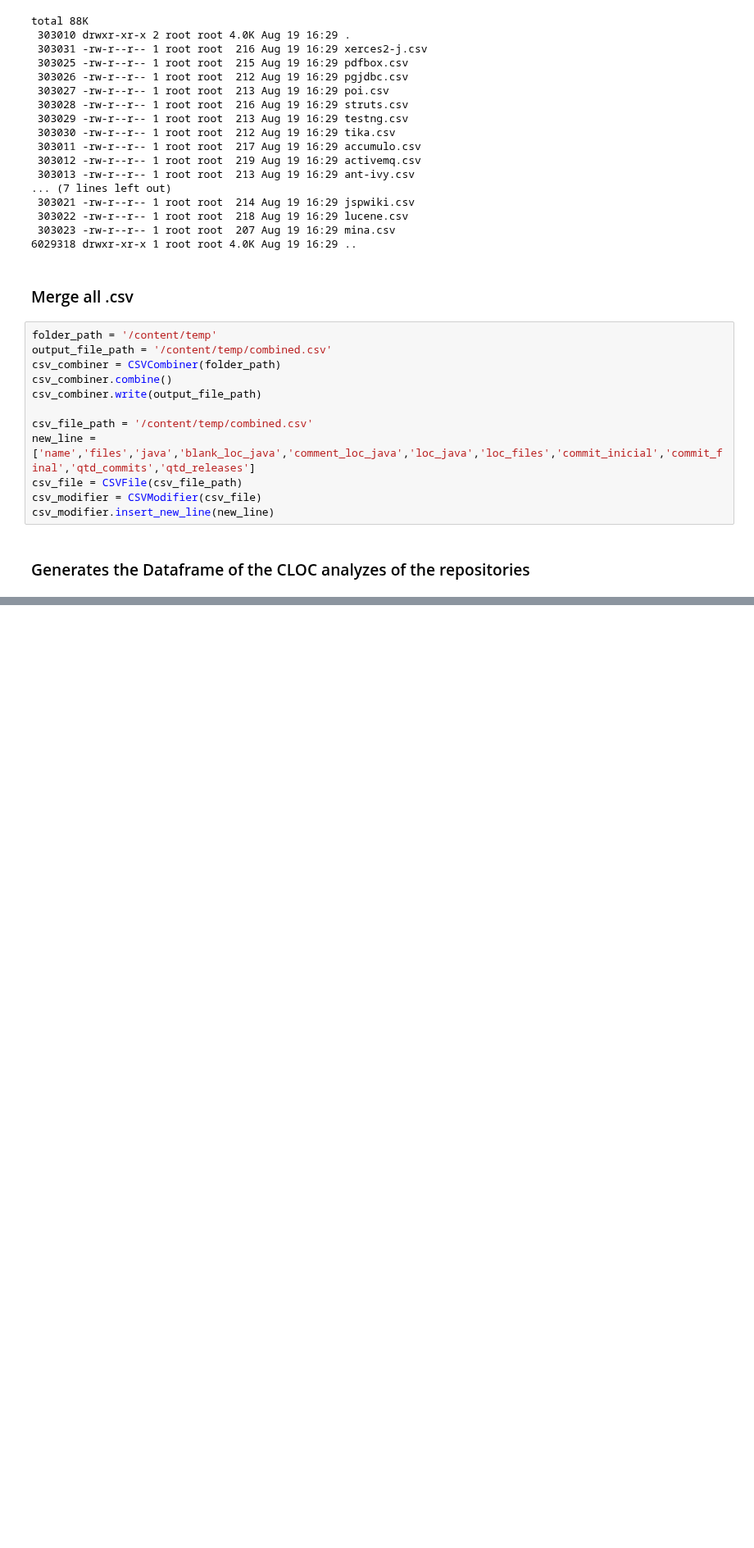
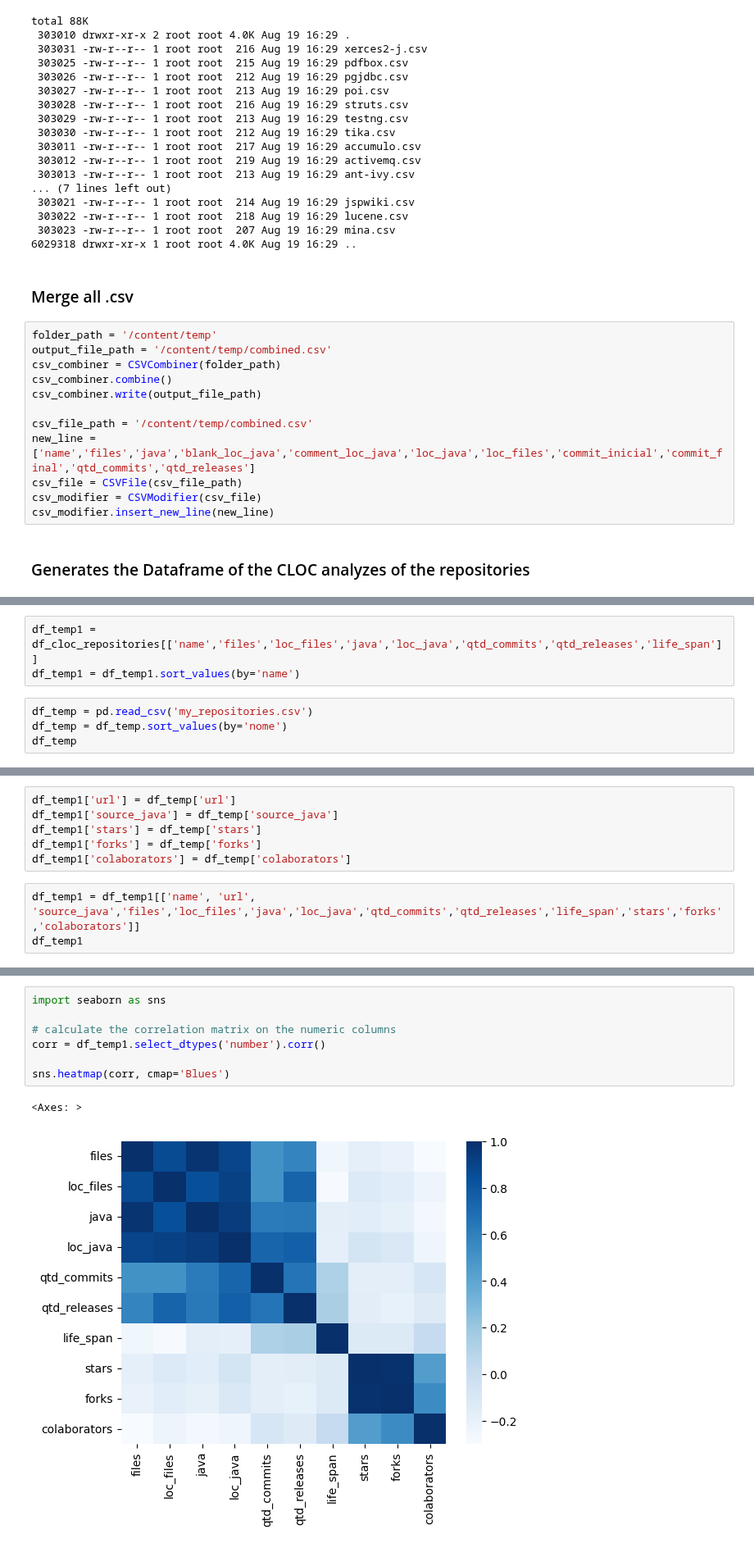
Before and after one commit to armandossrecife/piloto, a Jupyter notebook: analise_sas2022.ipynb, the cells around one changed output, grey strips where cells are left out. Shown at 82% size. Drawn from its saved outputs; the diff is of its cells as text; blank space fills up the shorter version.

```diff
--- a/analise_sas2022.ipynb
+++ b/analise_sas2022.ipynb
@@ -853,0 +861,7 @@ df_cloc_repositories
+# %%
+df_temp1 = df_cloc_repositories[['name','files','loc_files','java','loc_java','qtd_commits','qtd_releases','life_span']]
+df_temp1 = df_temp1.sort_values(by='name')
+# %%
+df_temp = pd.read_csv('my_repositories.csv')
+df_temp = df_temp.sort_values(by='nome')
+df_temp
@@ -853,0 +886,9 @@ df_cloc_repositories
+# %%
+df_temp1['url'] = df_temp['url']
+df_temp1['source_java'] = df_temp['source_java']
+df_temp1['stars'] = df_temp['stars']
+df_temp1['forks'] = df_temp['forks']
+df_temp1['colaborators'] = df_temp['colaborators']
+# %%
+df_temp1 = df_temp1[['name', 'url',	'source_java','files','loc_files','java','loc_java','qtd_commits','qtd_releases','life_span','stars','forks','colaborators']]
+df_temp1
@@ -853,0 +926,10 @@ df_cloc_repositories
+# %%
+import seaborn as sns
+
+# calculate the correlation matrix on the numeric columns
+corr = df_temp1.select_dtypes('number').corr()
+
+sns.heatmap(corr, cmap='Blues')
+# %% [output]
+<Axes: >
+[figure, added]
```
Also changed, not shown: parts of 6 cells of this notebook.
